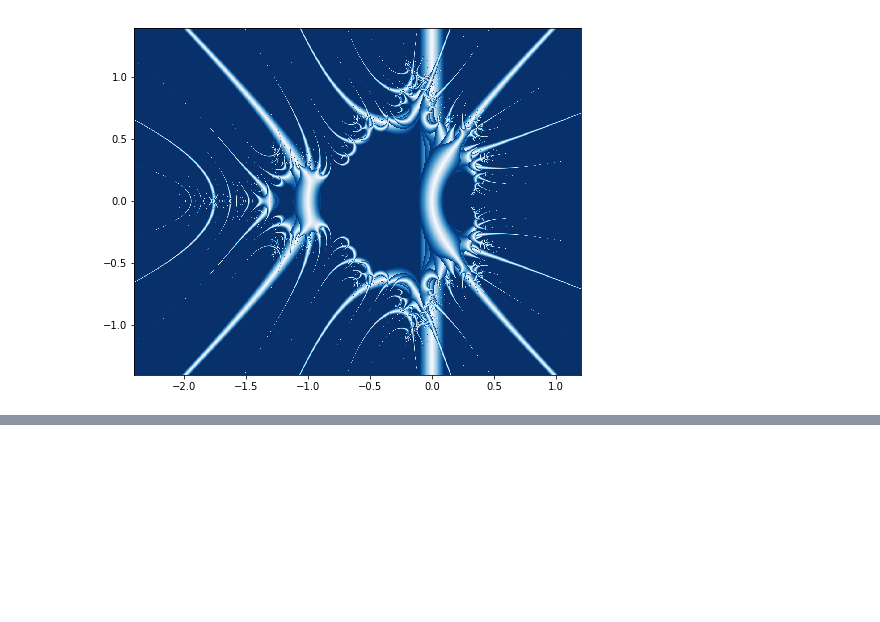
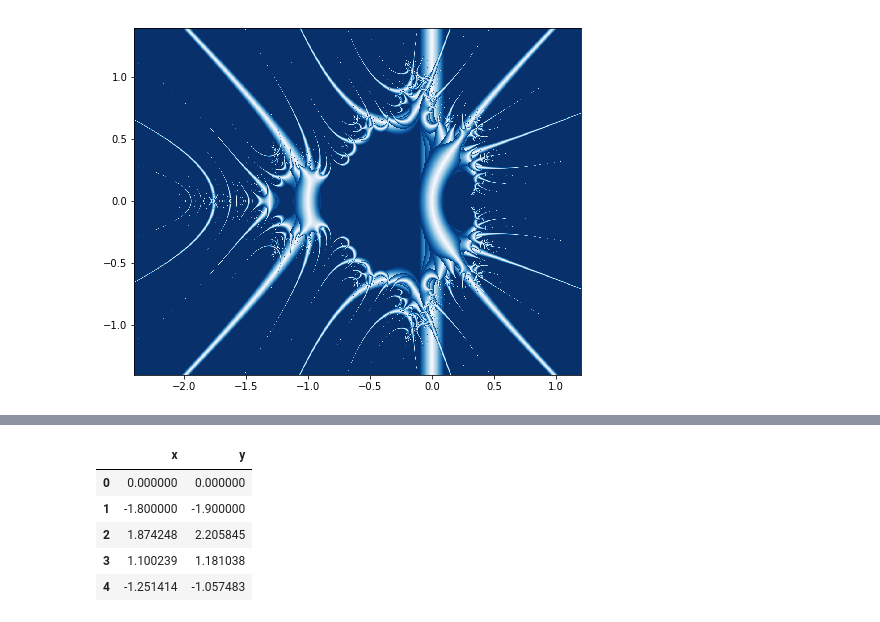
Before and after one commit to DanielleRomanoff/Fractal-Blog, a Jupyter notebook: Fractals Technical.ipynb, the cells around one changed output, grey strips where cells are left out. Drawn from its saved outputs; the diff is of its cells as text; code cells hidden in the pictures; blank space fills up the shorter version.

```diff
--- a/Fractals Technical.ipynb
+++ b/Fractals Technical.ipynb
@@ -569,0 +602,9 @@ drawSpecial(Will,100,10)
+# %%
+df.head()
+# %% [output]
+|  | x | y |
+| 0 | 0.000000 | 0.000000 |
+| 1 | -1.800000 | -1.900000 |
+| 2 | 1.874248 | 2.205845 |
+| 3 | 1.100239 | 1.181038 |
+| 4 | -1.251414 | -1.057483 |
```
Also changed, not shown: parts of 12 cells of this notebook, 1 other file.
